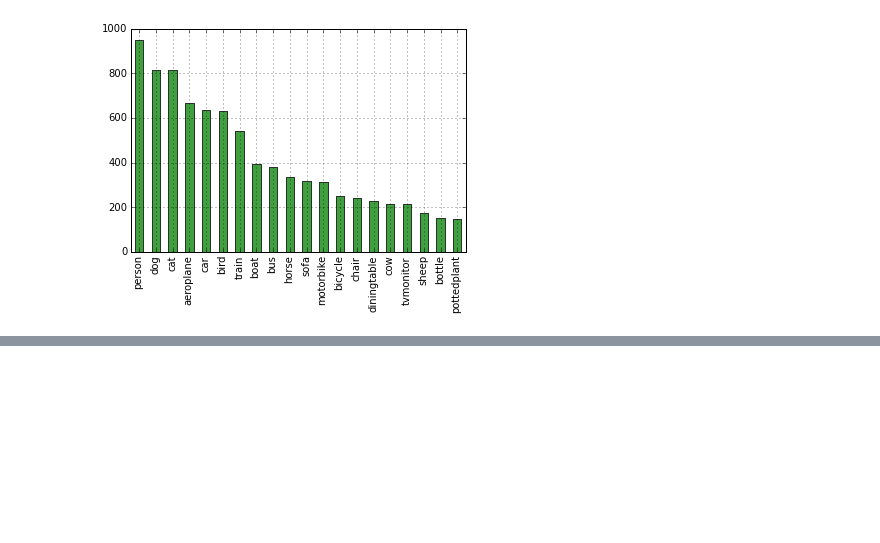
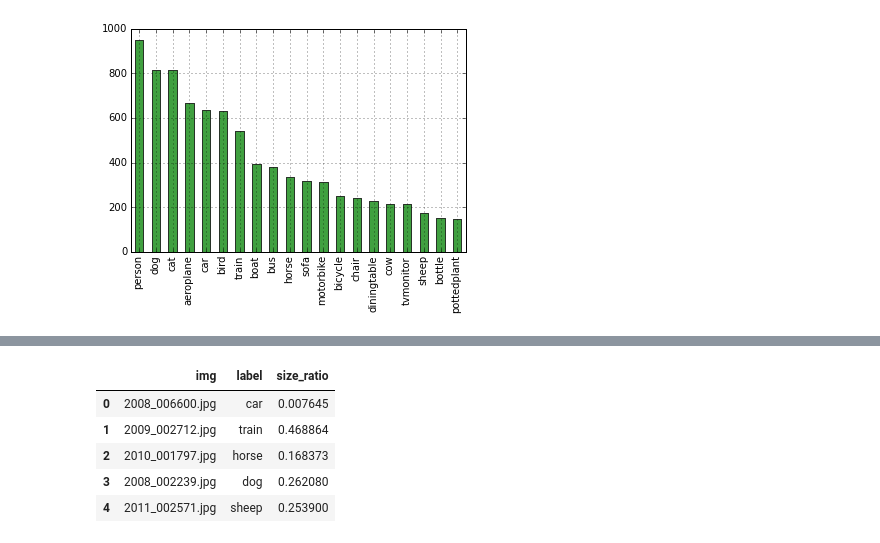
Before and after one commit to liboyin/iucg, a Jupyter notebook: preprocess.ipynb, the cells around one changed output, grey strips where cells are left out. Saved outputs shown, nothing was run; the diff lists cells and outputs as text; code cells hidden in the pictures; blank space fills up the shorter version.

```diff
--- a/preprocess.ipynb
+++ b/preprocess.ipynb
@@ -117,0 +127,9 @@ with open('df.pickle', mode='wb') as h:
+# %%
+df_test.head()
+# %% [output]
+|  | img | label | size_ratio |
+| 0 | 2008_006600.jpg | car | 0.007645 |
+| 1 | 2009_002712.jpg | train | 0.468864 |
+| 2 | 2010_001797.jpg | horse | 0.168373 |
+| 3 | 2008_002239.jpg | dog | 0.262080 |
+| 4 | 2011_002571.jpg | sheep | 0.253900 |
```
Also changed, not shown: parts of 2 cells of this notebook, 8 other files.
